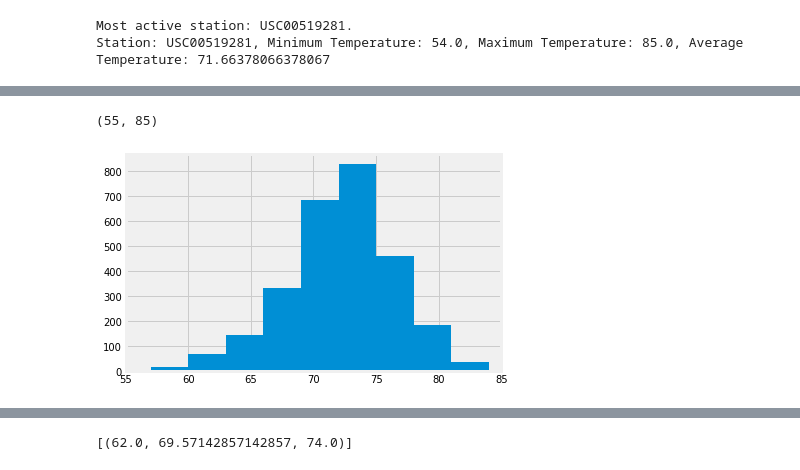
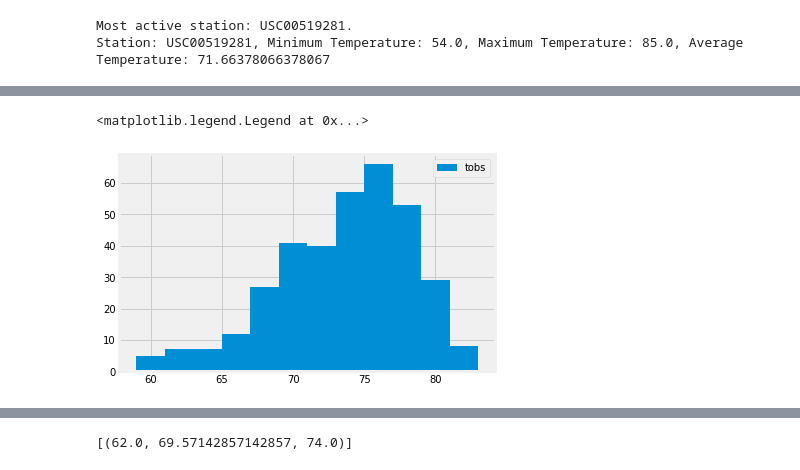
Before and after one commit to nathandieck/sqlalchemy-challenge, a Jupyter notebook: sqlalchemy_challenge.ipynb, the cells around one changed output, grey strips where cells are left out. Drawn from its saved outputs; the diff is of its cells as text; code cells hidden in the pictures.

```diff
--- a/sqlalchemy_challenge.ipynb
+++ b/sqlalchemy_challenge.ipynb
@@ -194,14 +204,12 @@ data_t.head()
-# %%
-bins = [51,54,57,60,63,66,69,72,75,78,81,84,87]
-group_names = ["50-54", "55-57", "57-59", "60-63", "64-66", "67-69", "70-72", "73-75", "76-78", "79-81", "82-84", "85-87"]
-
-data_t["temp_band"] = pd.cut(data_t['tobs'], bins, labels = group_names)
-
-plt.hist(data_t['tobs'], bins = bins)
-plt.xlim(55,85)
-# %% [output]
-(55, 85)
-[figure, removed]
+# %%
+#plot the number of each temperature observed from the most active station in the last year in 12 bins
+
+fig, ax = plt.subplots()
+plt.hist(data_df['tobs'], label='tobs', bins = 12)
+ax.legend(loc="upper right")
+# %% [output]
+<matplotlib.legend.Legend at 0x...>
+[figure, added]
 # %% [markdown]
 ![precipitation](Images/station-histogram.png)
 # %%
```
Also changed, not shown: parts of 7 cells of this notebook.
